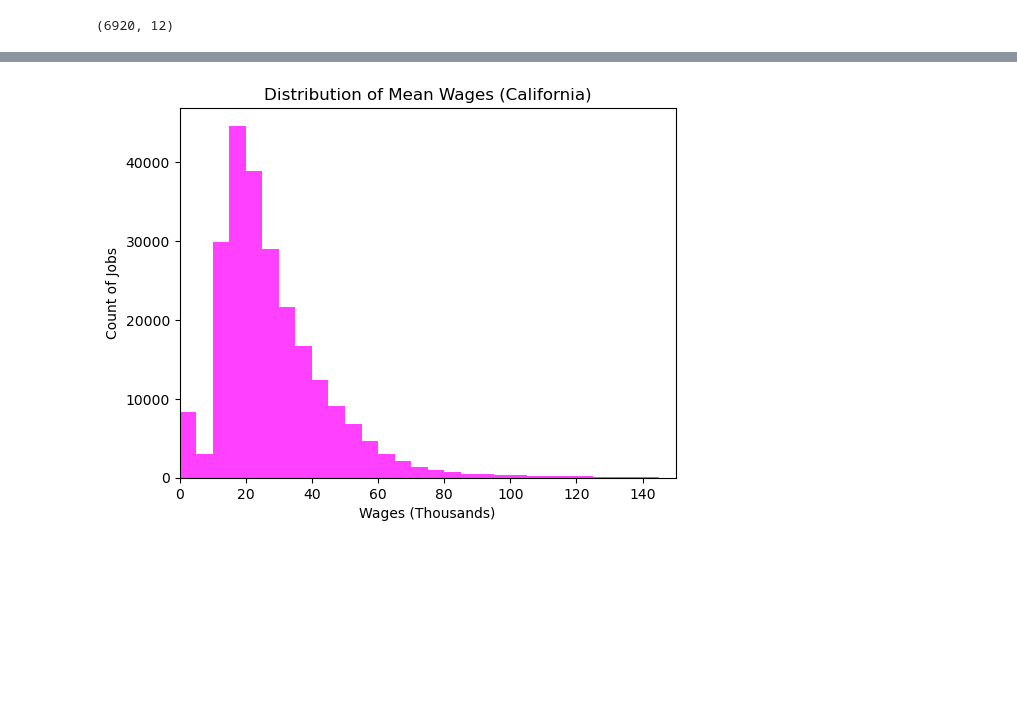
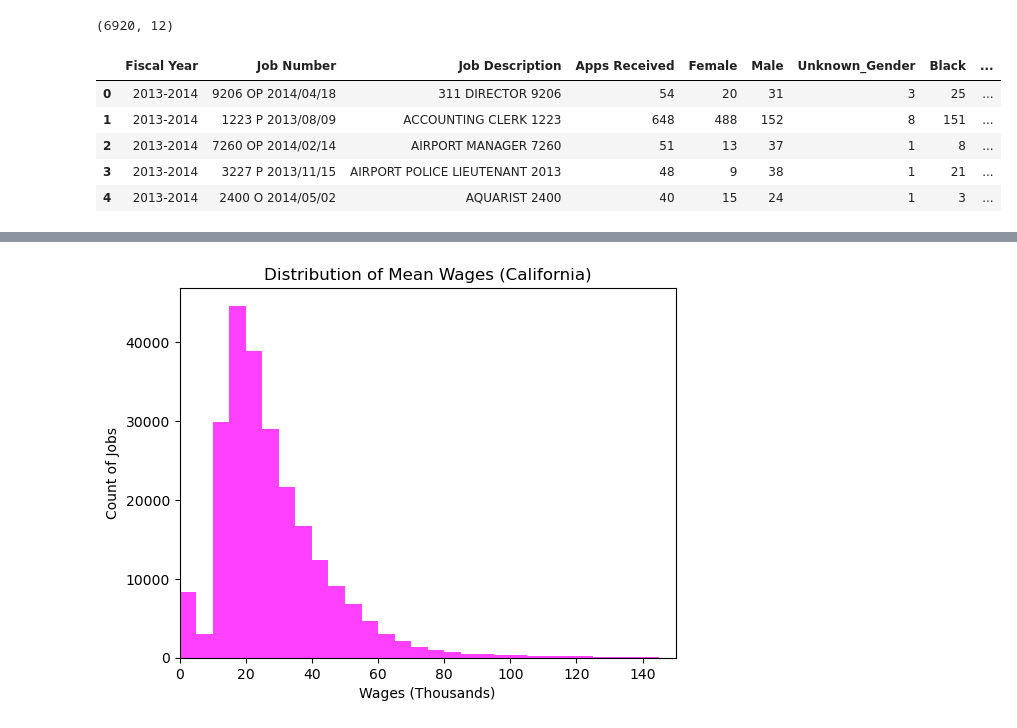
Before and after one commit to sarahbelleparker/oews-capstone, a Jupyter notebook: oews-sbp-snake.ipynb, the cells around one changed output, grey strips where cells are left out. Cells and saved outputs as stored; diff of their text form; code cells hidden in the pictures; blank space fills up the shorter version.

```diff
--- a/oews-sbp-snake.ipynb
+++ b/oews-sbp-snake.ipynb
@@ -9,3 +11,5 @@ oews_ca = pd.read_csv('data/oews-california.csv')
 oews_ny = pd.read_csv('data/oews-newyork.csv')
 # %%
 oews_wa = pd.read_csv('data/oews-washington.csv')
+# %%
+ca_demo = pd.read_csv('data/ca-demographics.csv')
@@ -110,3 +148,12 @@ memory usage: 648.9+ KB
 oews_wa.shape
 # %% [output]
 (6920, 12)
+# %%
+ca_demo.head()
+# %% [output]
+|  | Fiscal Year | Job Number | Job Description | Apps Received | Female | Male | Unknown_Gender | Black | ... |
+| 0 | 2013-2014 | 9206 OP 2014/04/18 | 311 DIRECTOR 9206 | 54 | 20 | 31 | 3 | 25 | ... |
+| 1 | 2013-2014 | 1223 P 2013/08/09 | ACCOUNTING CLERK 1223 | 648 | 488 | 152 | 8 | 151 | ... |
+| 2 | 2013-2014 | 7260 OP 2014/02/14 | AIRPORT MANAGER 7260 | 51 | 13 | 37 | 1 | 8 | ... |
+| 3 | 2013-2014 | 3227 P 2013/11/15 | AIRPORT POLICE LIEUTENANT 2013 | 48 | 9 | 38 | 1 | 21 | ... |
+| 4 | 2013-2014 | 2400 O 2014/05/02 | AQUARIST 2400 | 40 | 15 | 24 | 1 | 3 | ... |
```
Also changed, not shown: parts of 9 cells of this notebook, 3 other files.
